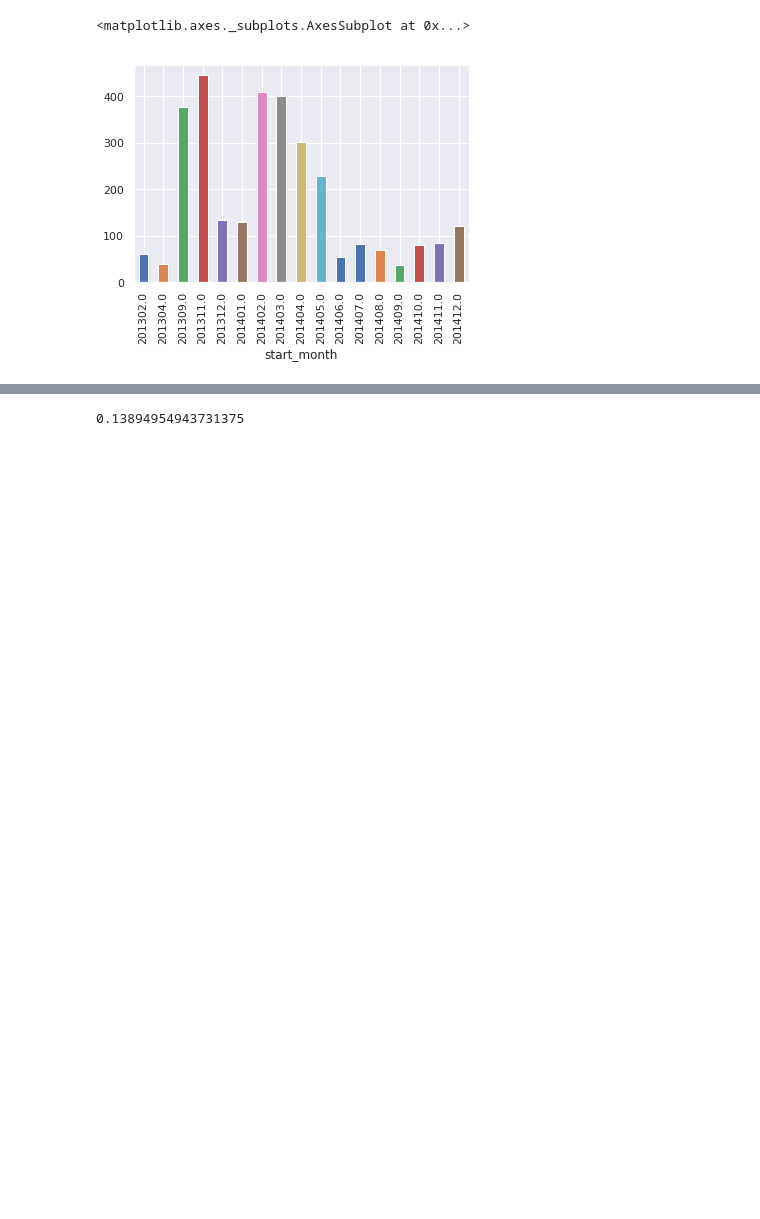
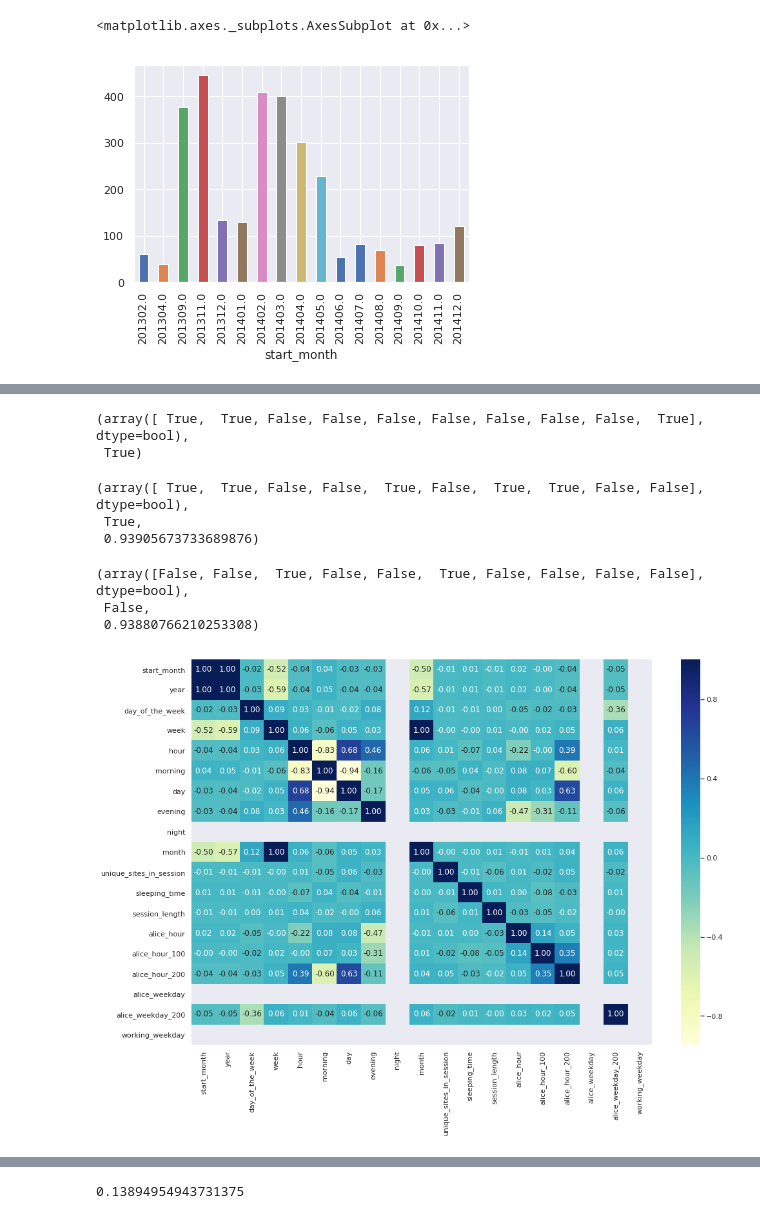
Before and after one commit to lavandosovich/ods_course, a Jupyter notebook: Alice.pipeline.ipynb, the cells around one changed output, grey strips where cells are left out. Saved outputs shown, nothing was run; the diff lists cells and outputs as text; code cells hidden in the pictures; blank space fills up the shorter version.

```diff
--- a/Alice.pipeline.ipynb
+++ b/Alice.pipeline.ipynb
@@ -45,3 +49,11 @@ sites_dict = pd.DataFrame(list(site_dict.keys()), index=list(site_dict.values())
 print(u'Websites total:', sites_dict.shape[0])
 # %% [output]
 Websites total: 48371
+# %%
+sites = ['site%s' % i for i in range(1, 11)]
+train_df[sites].fillna(0).astype('int').to_csv('train_sessions_text.txt',
+                                               sep=' ',
+                       index=None, header=None)
+test_df[sites].fillna(0).astype('int').to_csv('test_sessions_text.txt',
+                                              sep=' ',
+                       index=None, header=None)
@@ -143,11 +216,15 @@ DAY_OF_THE_WEEK = 'day_of_the_week'
 WEEK = 'week'
 HOUR = 'hour'
 FINISH_HOUR = 'finish_hour'
-MORNING = 'morning'
+MORNING = 'morning' # 7 - 11
+DAY = 'day' # 12 - 18
+EVENING = 'evening' # 17 - 23
+NIGHT = 'night' # 0 - 6
 START_MONTH = 'start_month'
 MONTH = 'month'
 UNIQUE_SITES_IN_SESSION = 'unique_sites_in_session'
 SLEEPING_TIME = 'sleeping_time'
+SESSION_LENGTH = 'session_length'
 
 ALICE_HOUR = 'alice_hour'
 ALICE_HOUR_100 = 'alice_hour_100' # more than 100
@@ -365,0 +518,5 @@ results
+# %%
+cv_scores_2 > cv_scores_1, cv_scores_mean_1 > cv_scores_mean_2
+# %% [output]
+(array([ True,  True, False, False, False, False, False, False, False,  True], dtype=bool),
+ True)
@@ -365,0 +528,6 @@ results
+# %%
+cv_scores_3 > cv_scores_1, cv_scores_mean_3 > cv_scores_mean_1, cv_scores_mean_3
+# %% [output]
+(array([ True,  True, False, False,  True, False,  True,  True, False, False], dtype=bool),
+ True,
+ 0.93905673733689876)
@@ -365,0 +539,12 @@ results
+# %%
+cv_scores_4 > cv_scores_3, cv_scores_mean_4 > cv_scores_mean_3, cv_scores_mean_4
+# %% [output]
+(array([False, False,  True, False, False,  True, False, False, False, False], dtype=bool),
+ False,
+ 0.93880766210253308)
+# %%
+corr = full_new_feat.corr('pearson')
+plt.figure(figsize = ( 16 , 11 ))
+sns.heatmap(corr,annot=True,fmt='.2f',cmap="YlGnBu");
+# %% [output]
+[figure, added]
```
Also changed, not shown: parts of 43 cells of this notebook, 2 other files.
